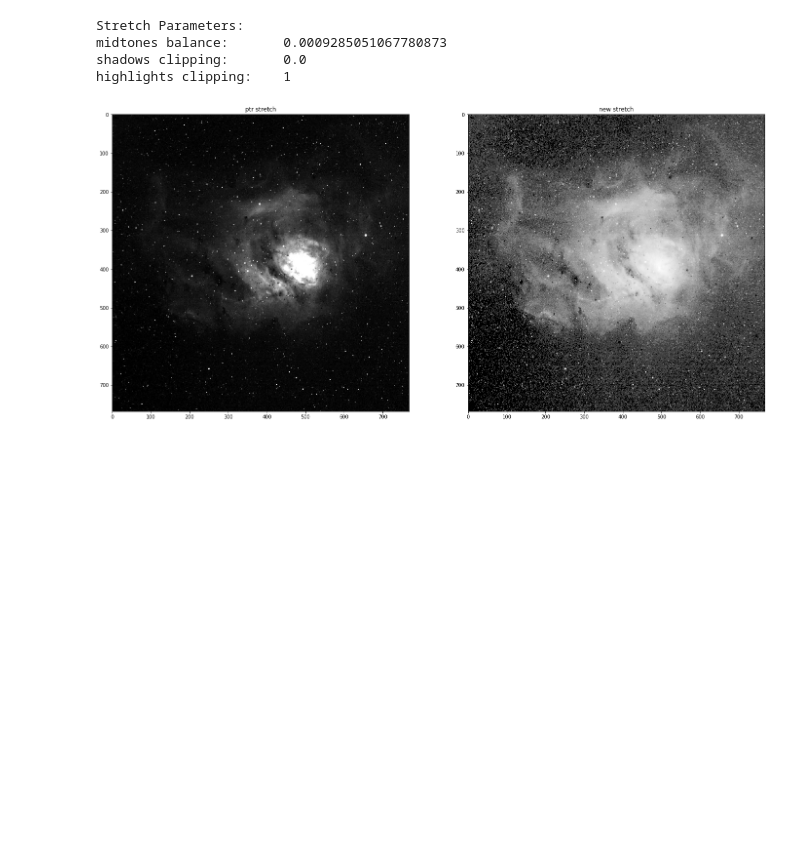
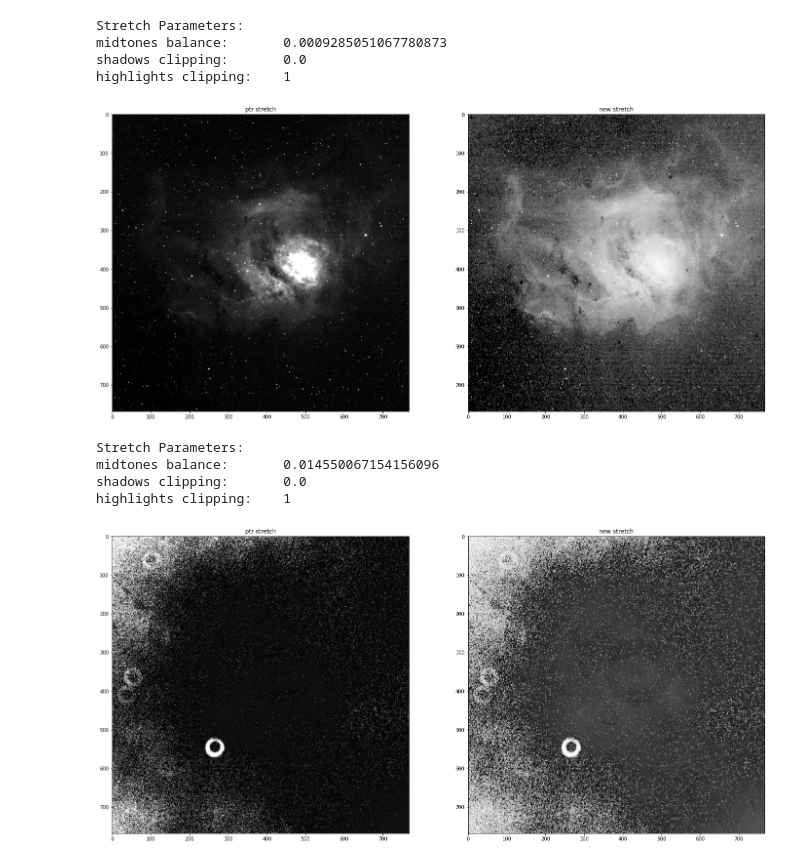
Before and after one commit to timbeccue/auto_stretch_fits, a Jupyter notebook: auto_stretch.ipynb, the cells around one changed output. Saved outputs shown, nothing was run; the diff lists cells and outputs as text; code cells hidden in the pictures; blank space fills up the shorter version.

```diff
--- a/auto_stretch.ipynb
+++ b/auto_stretch.ipynb
@@ -13,7 +13,6 @@ import matplotlib.pyplot as plt
 import matplotlib.image as mpimg
 from io import BytesIO
 from PIL import Image
-import scipy
 
 # Plotting params
 matplotlib.rcParams['figure.figsize'] = [24,24]
@@ -130,29 +129,12 @@ def get_image_urls(base_filename):
         "object_name": f"{base_filename}-EX10.fits.bz2"
     })
     fits_url = requests.post(url, body).text
-    if requests.get(fits_url).status_code != 200:
-        body = json.dumps({
-            "object_name": f"{base_filename}-EX13.fits.bz2"
-        })
-        fits_url = requests.post(url, body).text
-        if requests.get(fits_url).status_code != 200:
-            body = json.dumps({
-                "object_name": f"{base_filename}-EX01.fits.bz2"
-            })
-            fits_url = requests.post(url, body).text
-
-
 
     # Jpg
     body = json.dumps({
         "object_name": f"{base_filename}-EX10.jpg"
     })
     jpg_url = requests.post(url, body).text
-    if requests.get(jpg_url).status_code != 200:
-        body = json.dumps({
-            "object_name": f"{base_filename}-EX13.jpg"
-        })
-        jpg_url = requests.post(url, body).text
 
     # Check if url is valid:
     status_code = requests.get(fits_url).status_code
@@ -166,7 +148,7 @@ def get_image_urls(base_filename):
 
 def plot_stretch_results(base_filename, shadows_clip=-1.25, target_bkg=0.25, save_image=False):
     """
-    Apply the stretch to the given image and plot them side by side
+    Apply the stretch to a photon ranch image (specified by the base filename).
     """
 
     urls = get_image_urls(base_filename)
@@ -176,13 +158,13 @@ def plot_stretch_results(base_filename, shadows_clip=-1.25, target_bkg=0.25, sav
         return
 
     data = fits.open(urls["fits"])[0].data
-
     data = data / np.max(data)
 
     # Create plotting grid
     f, axarr = plt.subplots(1,2)
 
     # Plot the unstretched image
+    #f, axarr = plt.subplots(1,3)
     #axarr[0].imshow(data, cmap='gray')
 
     params = autoSTF(data, shadows_clip, target_bkg)
@@ -207,11 +189,16 @@ def plot_stretch_results(base_filename, shadows_clip=-1.25, target_bkg=0.25, sav
     axarr[0].imshow(img, cmap='gray')
     axarr[0].title.set_text('ptr stretch')
 
+    plt.show()
+
     if save_image:
         f.savefig(f'stretch-{base_filename}.png', bbox_inches='tight', dpi=100)
 
 
 def stretch_from_file(filename, shadows_clip=-1.25, target_bkg=0.25, save_image=False):
+    """
+    Apply a stretch to a local fits file.
+    """
 
     # Filename must be a path to the file.
     # If it's in the same directory, filename should be like './filename.fits'
@@ -224,54 +211,46 @@ def stretch_from_file(filename, shadows_clip=-1.25, target_bkg=0.25, save_image=
     c0 = params["c0"]
     c1 = params["c1"]
     print("Stretch Parameters: ")
     print(f"midtones balance: \t{m}")
     print(f"shadows clipping: \t{c0}")
     print(f"highlights clipping: \t{c1}")
     print('')
 
     # Stretch the image and plot it
     stretched_image = stretch(data, m, c0, c1)
     plt.imshow(stretched_image, cmap='gray')
     plt.colorbar()
+    plt.show()
 
     if save_image:
         plt.savefig(f'stretch-{filename[2:]}.png', bbox_inches='tight', dpi=100)
 
 
 
+target_bkg = 0.25
+shadows_clip = -1.25
+
 base_filename = 'saf-sq01-20200628-00000408'  # M8
-#base_filename = 'saf-sq01-20200916-00001926'  # Dust donuts
-#base_filename = 'wmd-sq01-20200830-00000289'  # Flat Screen
-#base_filename = 'saf-sq01-20200914-00001923'  # Some stars
-#base_filename = 'saf-test-20200626-00000007'  # Some stars
-
-
-target_bkg = 0.25
-shadows_clip = -3.25
-
 plot_stretch_results(
     base_filename,
     target_bkg=target_bkg,
     shadows_clip=shadows_clip,
-    save_image=True)
+    save_image=False)
 
-
-
-target_bkg = 0.25
-shadows_clip = -3.25
-
-#filename = './saf-kb01-20200524-00001265-EX13.fits'
-#filename = './wmd-gf03-20191022-00000605-EX13.fits'
-#filename = './g.fits'
-#filename = './ha.fit'
-#filename = './bb.fit'
-#filename = './orion_sulpher.fits'
-#filename = './saf-ngc1566.fits'
-#filename = './m16.fits'
-#stretch_from_file(filename, target_bkg=target_bkg, shadows_clip=shadows_clip, save_image=False)
+base_filename = 'saf-sq01-20200916-00001926'  # Dust donuts
+plot_stretch_results(
+    base_filename,
+    target_bkg=target_bkg,
+    shadows_clip=shadows_clip,
+    save_image=False)
 # %% [output]
 Stretch Parameters:
 midtones balance:       0.0009285051067780873
 shadows clipping:       0.0
 highlights clipping:    1
 [figure]
+Stretch Parameters:
+midtones balance:       0.014550067154156096
+shadows clipping:       0.0
+highlights clipping:    1
+[figure, added]
```
Also changed, not shown: 2 other files.
